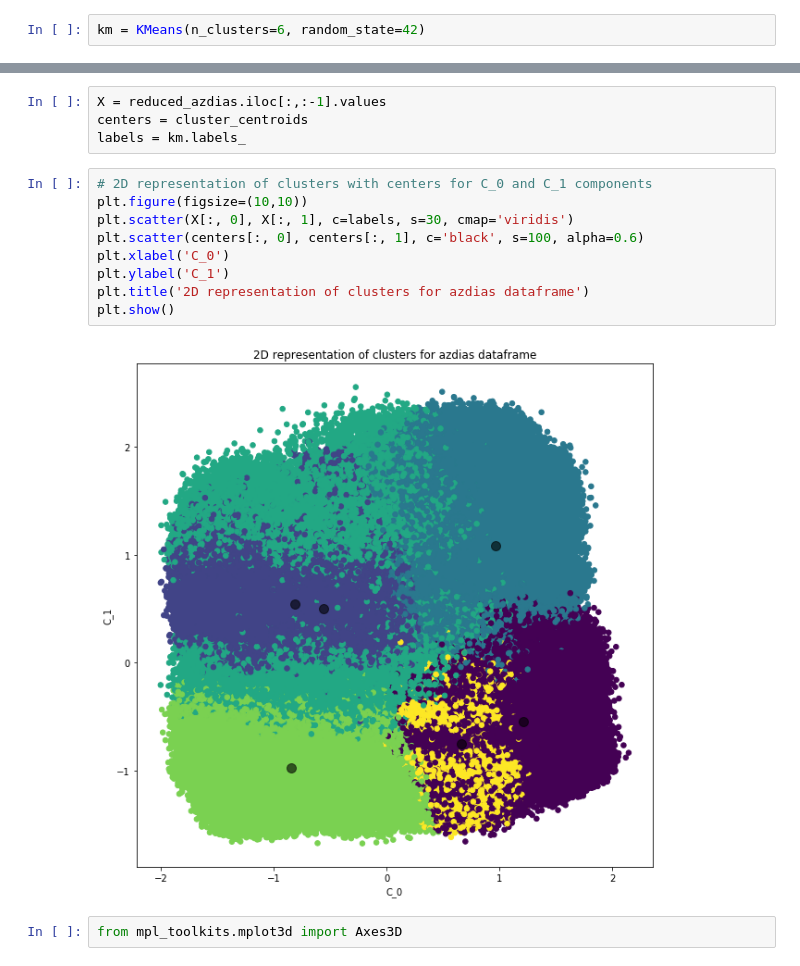
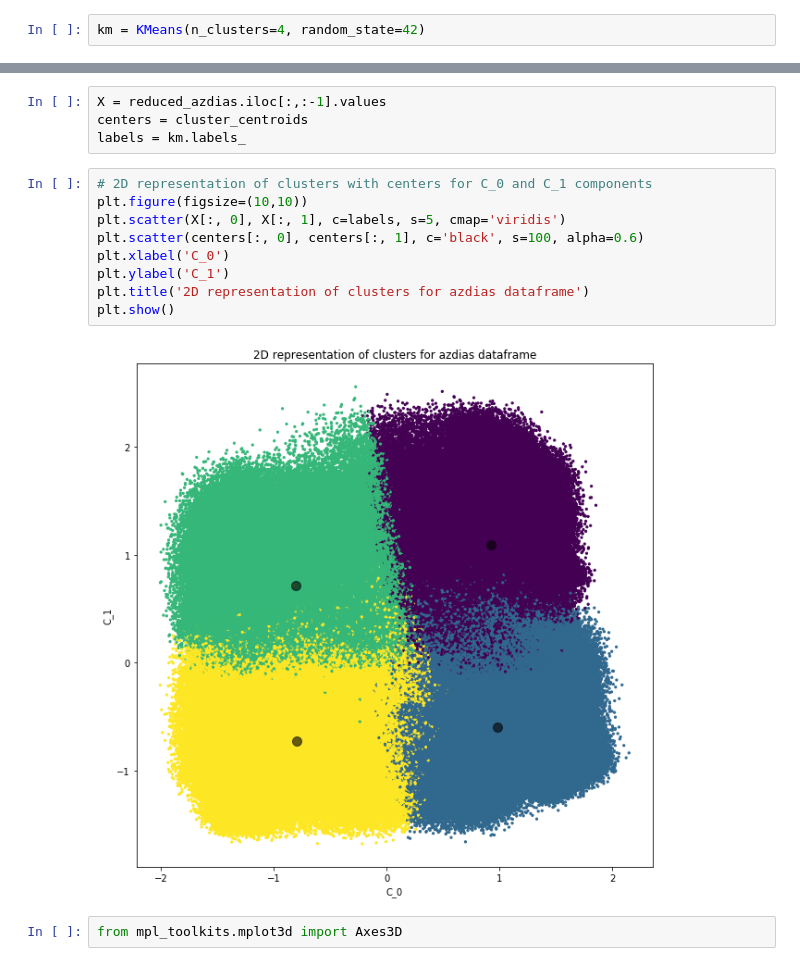
Before and after one commit to keyvantaj/Capstone_Project, a Jupyter notebook: 1_Customer_Segmentation_Report.ipynb, the cells around one changed output, grey strips where cells are left out. Saved outputs shown, nothing was run; the diff lists cells and outputs as text.

```diff
--- a/1_Customer_Segmentation_Report.ipynb
+++ b/1_Customer_Segmentation_Report.ipynb
@@ -1008,7 +1008,7 @@ In the plot above the elbow is at k=6 indicating the optimal k for this dataset
 # %% [markdown]
 In this section we use [k-means clustering](https://scikit-learn.org/stable/modules/generated/sklearn.cluster.KMeans.html) module imported from scikitlearn library to fit and predict azdias dataset. Then we visualize the distribution of labels in the dataset (cluster counts) and finally we use the clustering model created previously to predict cluster labels of customers dataset.
 # %%
-km = KMeans(n_clusters=6, random_state=42)
+km = KMeans(n_clusters=4, random_state=42)
 # %%
 km_azdias = km.fit(reduced_azdias)
 # %%
@@ -1100,14 +1098,14 @@ labels = km.labels_
 # %%
 # 2D representation of clusters with centers for C_0 and C_1 components
 plt.figure(figsize=(10,10))
-plt.scatter(X[:, 0], X[:, 1], c=labels, s=30, cmap='viridis')
+plt.scatter(X[:, 0], X[:, 1], c=labels, s=5, cmap='viridis')
 plt.scatter(centers[:, 0], centers[:, 1], c='black', s=100, alpha=0.6)
 plt.xlabel('C_0')
 plt.ylabel('C_1')
 plt.title('2D representation of clusters for azdias dataframe')
 plt.show()
 # %% [output]
-[figure, old version]
+[figure, new version]
 # %%
 from mpl_toolkits.mplot3d import Axes3D
 # %%
```
Also changed, not shown: parts of 10 cells of this notebook, 2 other files.
